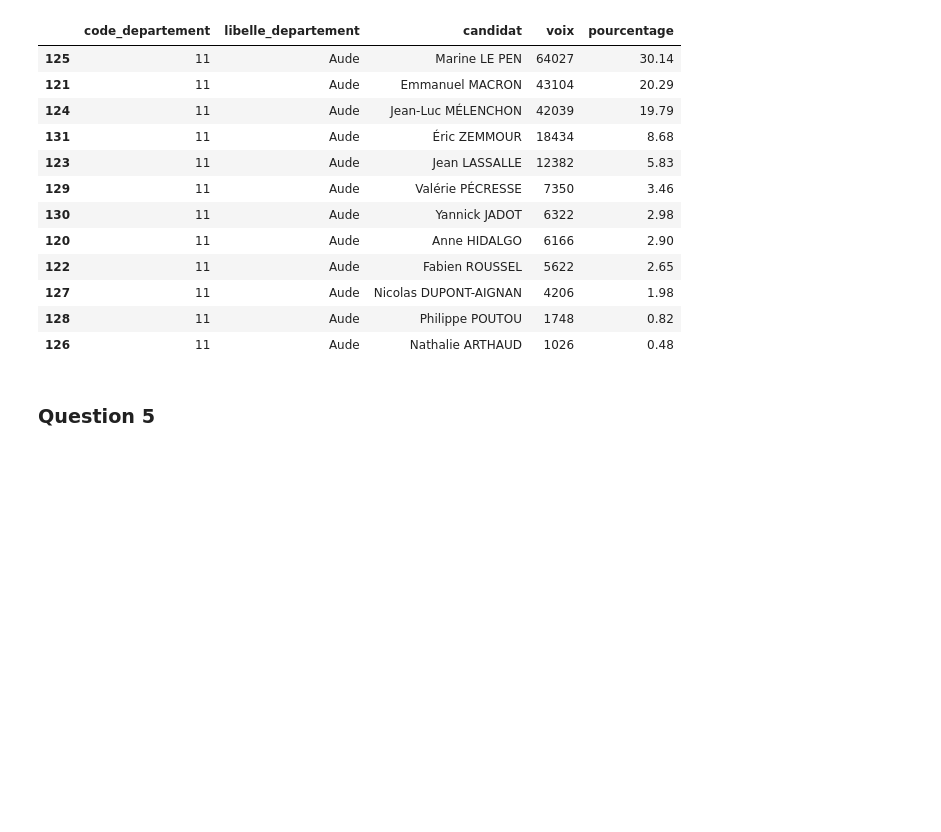
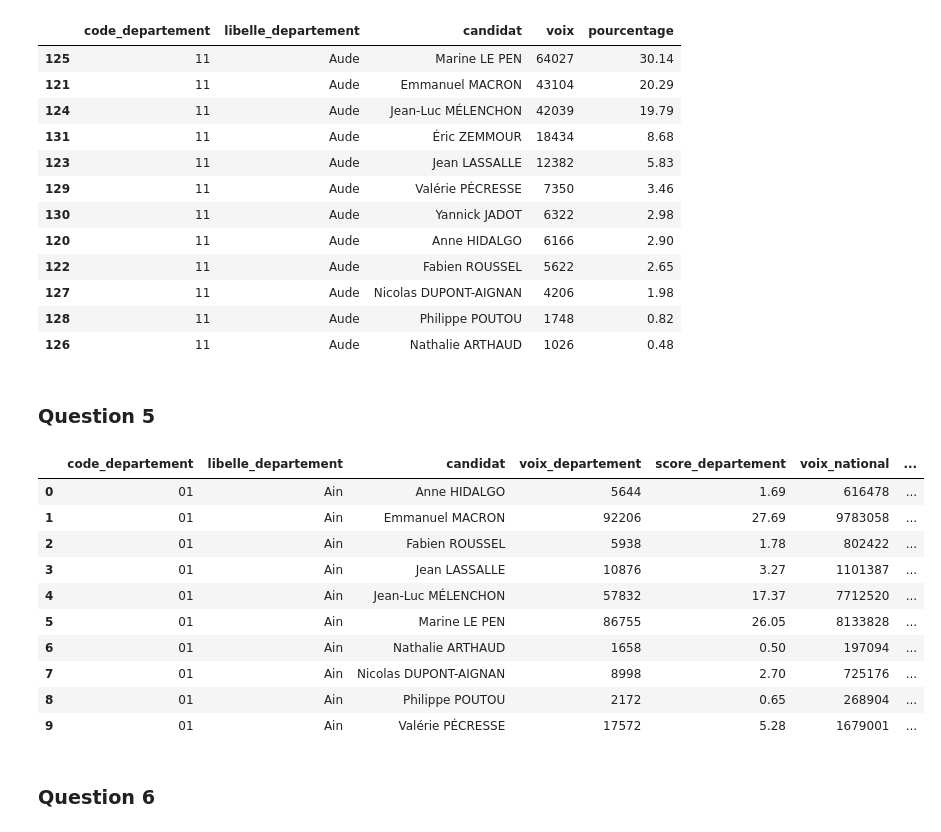
Before and after one commit to Maelysdhalluin/DM_python_pour_datasciences, a Jupyter notebook: main.ipynb, the cells around one changed output. Cells and saved outputs as stored; diff of their text form; code cells hidden in the pictures; blank space fills up the shorter version.

Commit message:
question 5

```diff
--- a/main.ipynb
+++ b/main.ipynb
@@ -153,3 +173,26 @@ score_departements[score_departements['code_departement'] == '11'].sort_values('
 | 126 | 11 | Aude | Nathalie ARTHAUD | 1026 | 0.48 |
 # %% [markdown]
 ### Question 5
+# %%
+score_departements = score_departements.rename(columns={'voix': 'voix_departement', 'pourcentage': 'score_departement'})
+scores = scores.rename(columns={'voix' : 'voix_national', 'pourcentage':'score_national'})
+question5 = pd.merge(
+    score_departements, scores, left_on="candidat", right_on="candidat", how="left", sort=False
+)
+
+
+question5.head(10)
+# %% [output]
+|  | code_departement | libelle_departement | candidat | voix_departement | score_departement | voix_national | ... |
+| 0 | 01 | Ain | Anne HIDALGO | 5644 | 1.69 | 616478 | ... |
+| 1 | 01 | Ain | Emmanuel MACRON | 92206 | 27.69 | 9783058 | ... |
+| 2 | 01 | Ain | Fabien ROUSSEL | 5938 | 1.78 | 802422 | ... |
+| 3 | 01 | Ain | Jean LASSALLE | 10876 | 3.27 | 1101387 | ... |
+| 4 | 01 | Ain | Jean-Luc MÉLENCHON | 57832 | 17.37 | 7712520 | ... |
+| 5 | 01 | Ain | Marine LE PEN | 86755 | 26.05 | 8133828 | ... |
+| 6 | 01 | Ain | Nathalie ARTHAUD | 1658 | 0.50 | 197094 | ... |
+| 7 | 01 | Ain | Nicolas DUPONT-AIGNAN | 8998 | 2.70 | 725176 | ... |
+| 8 | 01 | Ain | Philippe POUTOU | 2172 | 0.65 | 268904 | ... |
+| 9 | 01 | Ain | Valérie PÉCRESSE | 17572 | 5.28 | 1679001 | ... |
+# %% [markdown]
+### Question 6
```
Also changed, not shown: parts of 1 cell of this notebook, 1 other file.
